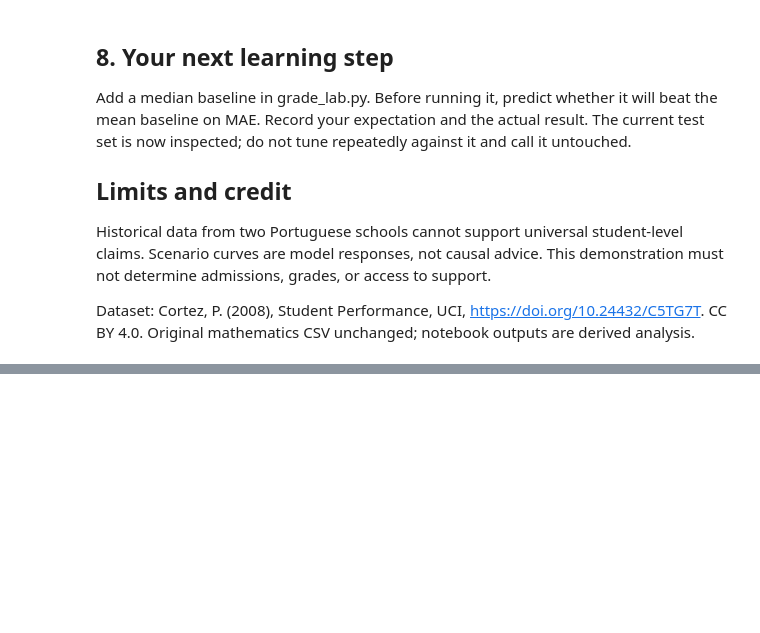
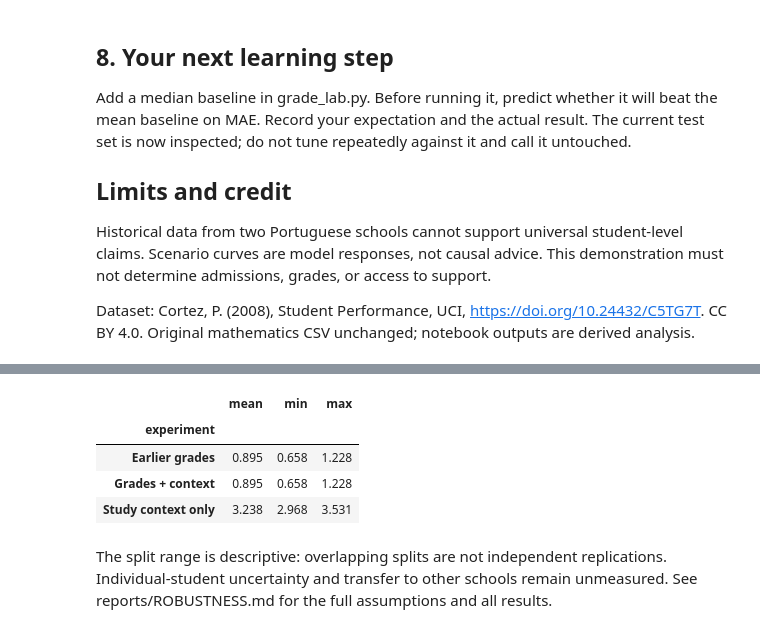
Before and after one commit to ran-nope/grade-lab, a Jupyter notebook: student_performance.ipynb, the cells around one changed output, grey strips where cells are left out. Drawn from its saved outputs; the diff is of its cells as text; code cells hidden in the pictures; blank space fills up the shorter version.

```diff
--- a/student_performance.ipynb
+++ b/student_performance.ipynb
@@ -162,0 +185,11 @@ Dataset: Cortez, P. (2008), Student Performance, UCI, https://doi.org/10.24432/C
+# %%
+sensitivity = pd.read_csv(ROOT / "reports" / "split_sensitivity.csv")
+sensitivity.groupby("experiment").test_mae.agg(["mean", "min", "max"]).round(3)
+# %% [output]
+|  | mean | min | max |
+| experiment |  |  |  |
+| Earlier grades | 0.895 | 0.658 | 1.228 |
+| Grades + context | 0.895 | 0.658 | 1.228 |
+| Study context only | 3.238 | 2.968 | 3.531 |
+# %% [markdown]
+The split range is descriptive: overlapping splits are not independent replications. Individual-student uncertainty and transfer to other schools remain unmeasured. See reports/ROBUSTNESS.md for the full assumptions and all results.
```
Also changed, not shown: parts of 3 cells of this notebook, 7 other files.
